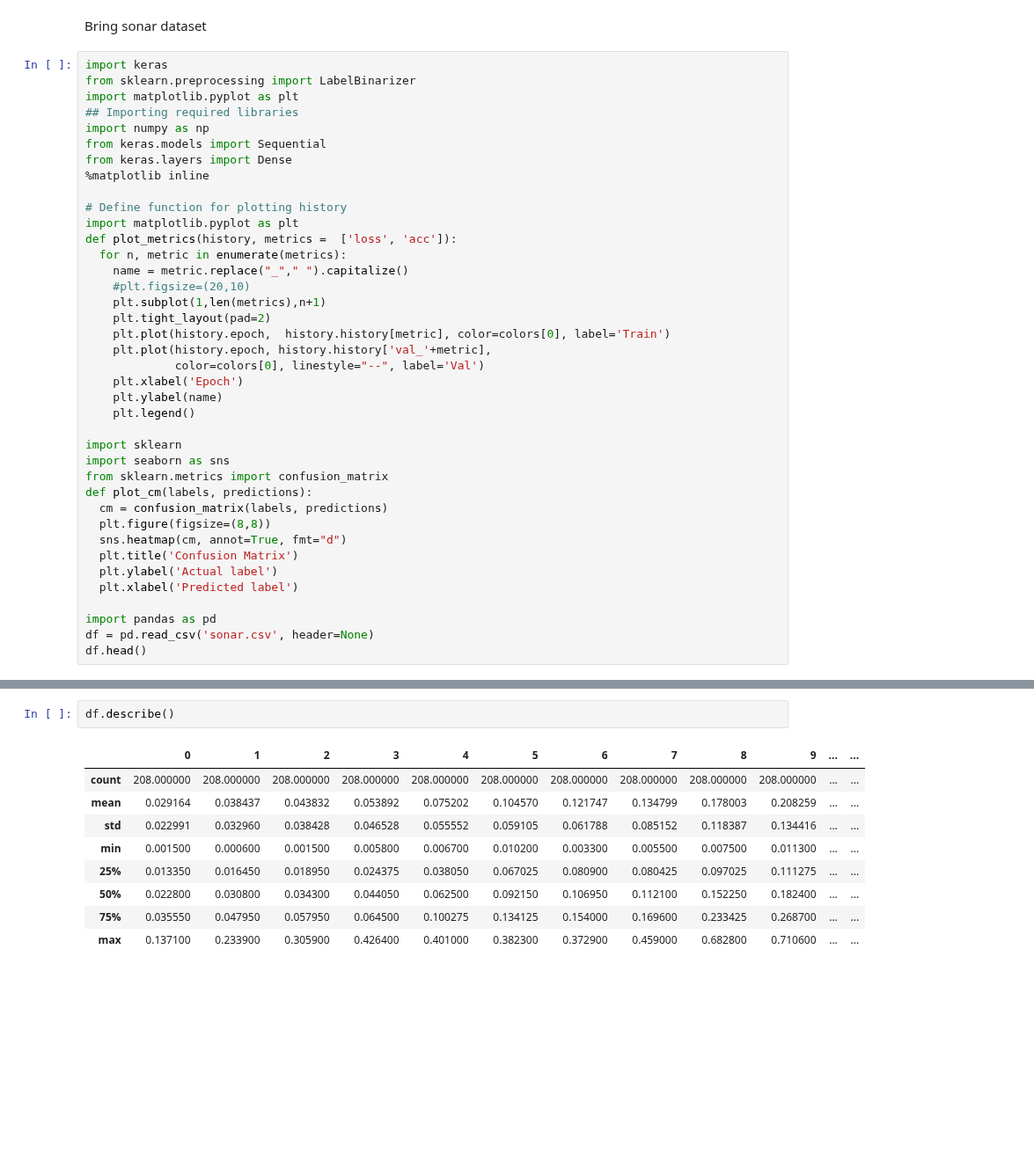
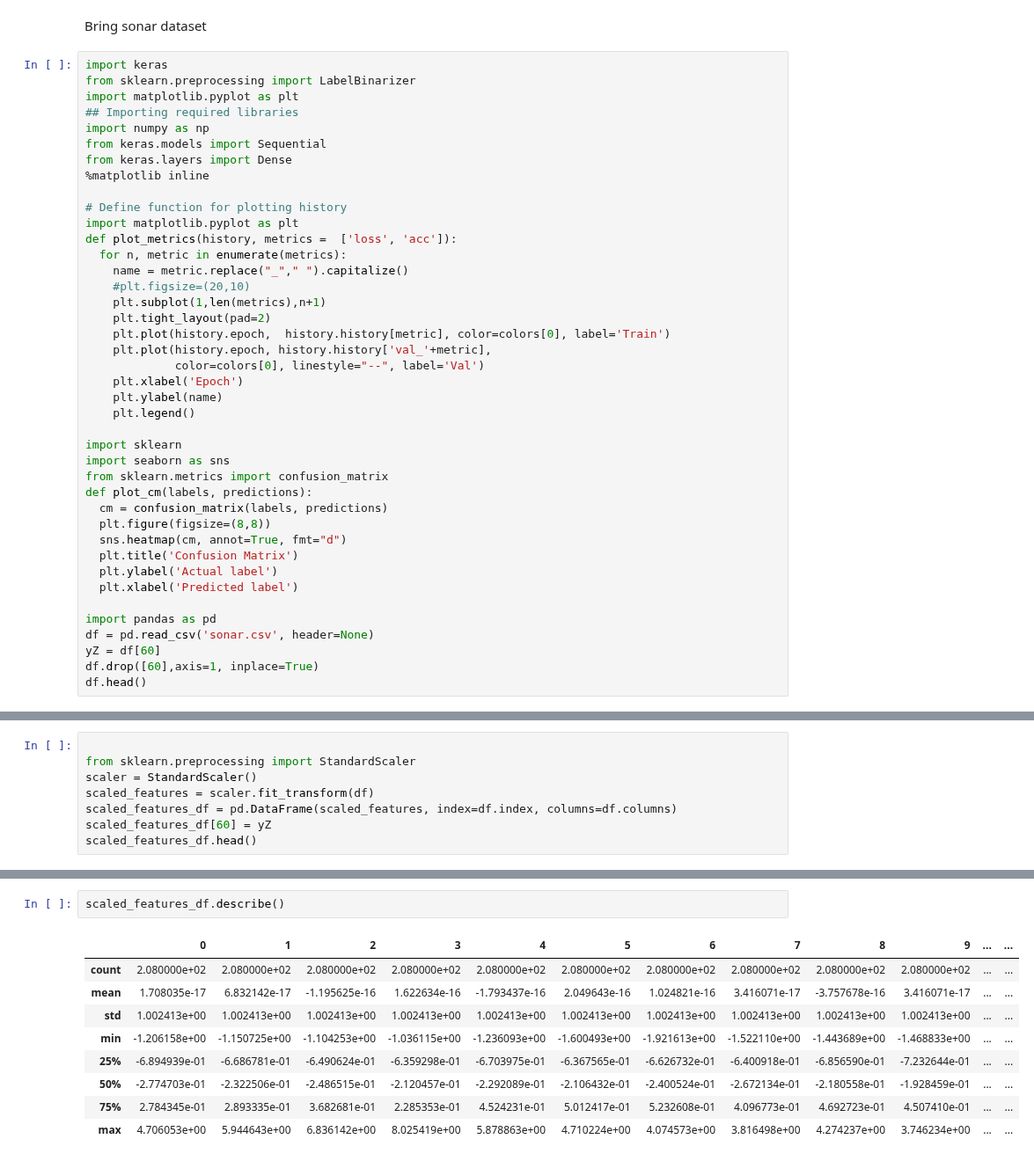
Before and after one commit to borodark/ie7860, a Jupyter notebook: HW2 MLP Sonar.ipynb, the cells around one changed output, grey strips where cells are left out. Shown at 88% size. Drawn from its saved outputs; the diff is of its cells as text; blank space fills up the shorter version.

```diff
--- a/HW2 MLP Sonar.ipynb
+++ b/HW2 MLP Sonar.ipynb
@@ -38,5 +38,7 @@ def plot_cm(labels, predictions):
 
 import pandas as pd
 df = pd.read_csv('sonar.csv', header=None)
+yZ = df[60]
+df.drop([60],axis=1, inplace=True)
 df.head()
 # %% [output]
@@ -60,0 +52,8 @@ df.tail()
+# %%
+
+from sklearn.preprocessing import StandardScaler
+scaler = StandardScaler()
+scaled_features = scaler.fit_transform(df)
+scaled_features_df = pd.DataFrame(scaled_features, index=df.index, columns=df.columns)
+scaled_features_df[60] = yZ
+scaled_features_df.head()
@@ -61,14 +68,14 @@ df.tail()
 # %%
-df.describe()
+scaled_features_df.describe()
 # %% [output]
 |  | 0 | 1 | 2 | 3 | 4 | 5 | 6 | 7 | 8 | 9 | ... | ... |
-| count | 208.000000 | 208.000000 | 208.000000 | 208.000000 | 208.000000 | 208.000000 | 208.000000 | 208.000000 | 208.000000 | 208.000000 | ... | ... |
-| mean | 0.029164 | 0.038437 | 0.043832 | 0.053892 | 0.075202 | 0.104570 | 0.121747 | 0.134799 | 0.178003 | 0.208259 | ... | ... |
-| std | 0.022991 | 0.032960 | 0.038428 | 0.046528 | 0.055552 | 0.059105 | 0.061788 | 0.085152 | 0.118387 | 0.134416 | ... | ... |
-| min | 0.001500 | 0.000600 | 0.001500 | 0.005800 | 0.006700 | 0.010200 | 0.003300 | 0.005500 | 0.007500 | 0.011300 | ... | ... |
-| 25% | 0.013350 | 0.016450 | 0.018950 | 0.024375 | 0.038050 | 0.067025 | 0.080900 | 0.080425 | 0.097025 | 0.111275 | ... | ... |
-| 50% | 0.022800 | 0.030800 | 0.034300 | 0.044050 | 0.062500 | 0.092150 | 0.106950 | 0.112100 | 0.152250 | 0.182400 | ... | ... |
-| 75% | 0.035550 | 0.047950 | 0.057950 | 0.064500 | 0.100275 | 0.134125 | 0.154000 | 0.169600 | 0.233425 | 0.268700 | ... | ... |
-| max | 0.137100 | 0.233900 | 0.305900 | 0.426400 | 0.401000 | 0.382300 | 0.372900 | 0.459000 | 0.682800 | 0.710600 | ... | ... |
+| count | 2.080000e+02 | 2.080000e+02 | 2.080000e+02 | 2.080000e+02 | 2.080000e+02 | 2.080000e+02 | 2.080000e+02 | 2.080000e+02 | 2.080000e+02 | 2.080000e+02 | ... | ... |
+| mean | 1.708035e-17 | 6.832142e-17 | -1.195625e-16 | 1.622634e-16 | -1.793437e-16 | 2.049643e-16 | 1.024821e-16 | 3.416071e-17 | -3.757678e-16 | 3.416071e-17 | ... | ... |
+| std | 1.002413e+00 | 1.002413e+00 | 1.002413e+00 | 1.002413e+00 | 1.002413e+00 | 1.002413e+00 | 1.002413e+00 | 1.002413e+00 | 1.002413e+00 | 1.002413e+00 | ... | ... |
+| min | -1.206158e+00 | -1.150725e+00 | -1.104253e+00 | -1.036115e+00 | -1.236093e+00 | -1.600493e+00 | -1.921613e+00 | -1.522110e+00 | -1.443689e+00 | -1.468833e+00 | ... | ... |
+| 25% | -6.894939e-01 | -6.686781e-01 | -6.490624e-01 | -6.359298e-01 | -6.703975e-01 | -6.367565e-01 | -6.626732e-01 | -6.400918e-01 | -6.856590e-01 | -7.232644e-01 | ... | ... |
+| 50% | -2.774703e-01 | -2.322506e-01 | -2.486515e-01 | -2.120457e-01 | -2.292089e-01 | -2.106432e-01 | -2.400524e-01 | -2.672134e-01 | -2.180558e-01 | -1.928459e-01 | ... | ... |
+| 75% | 2.784345e-01 | 2.893335e-01 | 3.682681e-01 | 2.285353e-01 | 4.524231e-01 | 5.012417e-01 | 5.232608e-01 | 4.096773e-01 | 4.692723e-01 | 4.507410e-01 | ... | ... |
+| max | 4.706053e+00 | 5.944643e+00 | 6.836142e+00 | 8.025419e+00 | 5.878863e+00 | 4.710224e+00 | 4.074573e+00 | 3.816498e+00 | 4.274237e+00 | 3.746234e+00 | ... | ... |
 8 rows × 61 columns
 # %%
```
Also changed, not shown: parts of 15 cells of this notebook, 1 other file.
